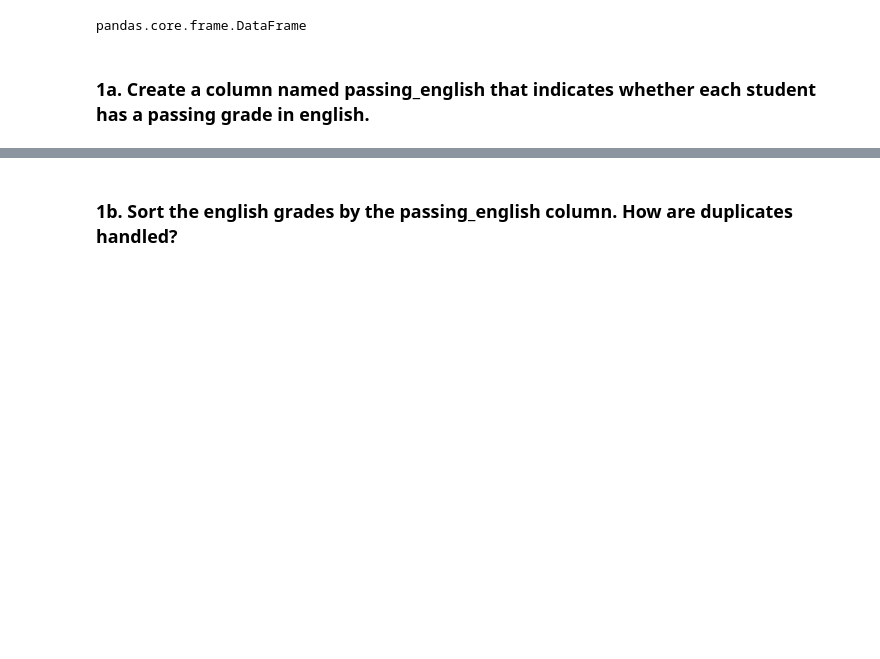
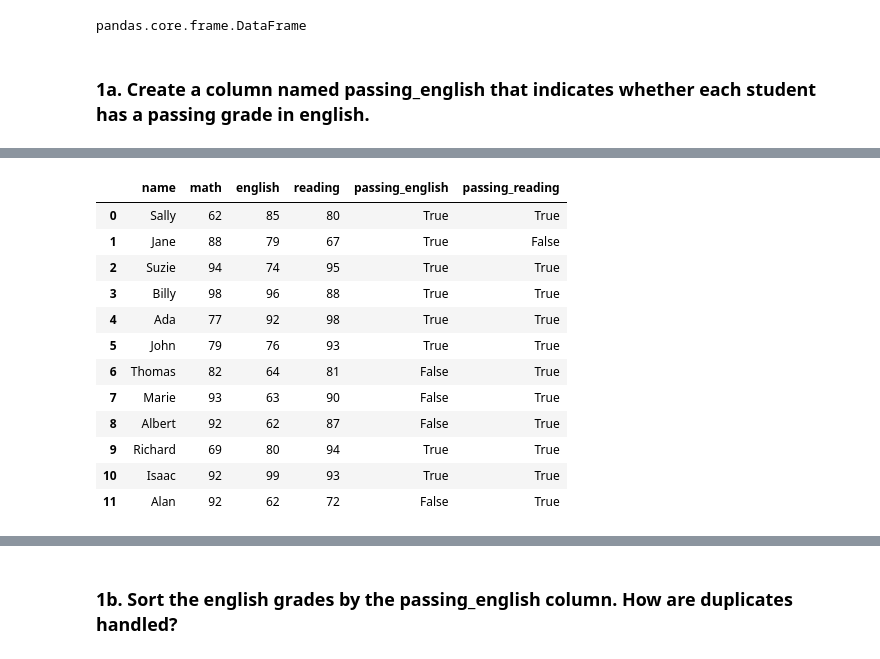
Before and after one commit to adam-gomez/numpy-pandas-visualization-exercises, a Jupyter notebook: dataframes.ipynb, the cells around one changed output, grey strips where cells are left out. Cells and saved outputs as stored; diff of their text form; code cells hidden in the pictures; blank space fills up the shorter version.

```diff
--- a/dataframes.ipynb
+++ b/dataframes.ipynb
@@ -56,0 +59,18 @@ df
+# %%
+# METHOD TWO: USING df.assign(column_name=value)
+df.assign(passing_reading = df.reading >= 70)
+# This method creates a new object
+# %% [output]
+|  | name | math | english | reading | passing_english | passing_reading |
+| 0 | Sally | 62 | 85 | 80 | True | True |
+| 1 | Jane | 88 | 79 | 67 | True | False |
+| 2 | Suzie | 94 | 74 | 95 | True | True |
+| 3 | Billy | 98 | 96 | 88 | True | True |
+| 4 | Ada | 77 | 92 | 98 | True | True |
+| 5 | John | 79 | 76 | 93 | True | True |
+| 6 | Thomas | 82 | 64 | 81 | False | True |
+| 7 | Marie | 93 | 63 | 90 | False | True |
+| 8 | Albert | 92 | 62 | 87 | False | True |
+| 9 | Richard | 69 | 80 | 94 | True | True |
+| 10 | Isaac | 92 | 99 | 93 | True | True |
+| 11 | Alan | 92 | 62 | 72 | False | True |
```
Also changed, not shown: parts of 98 cells of this notebook.
